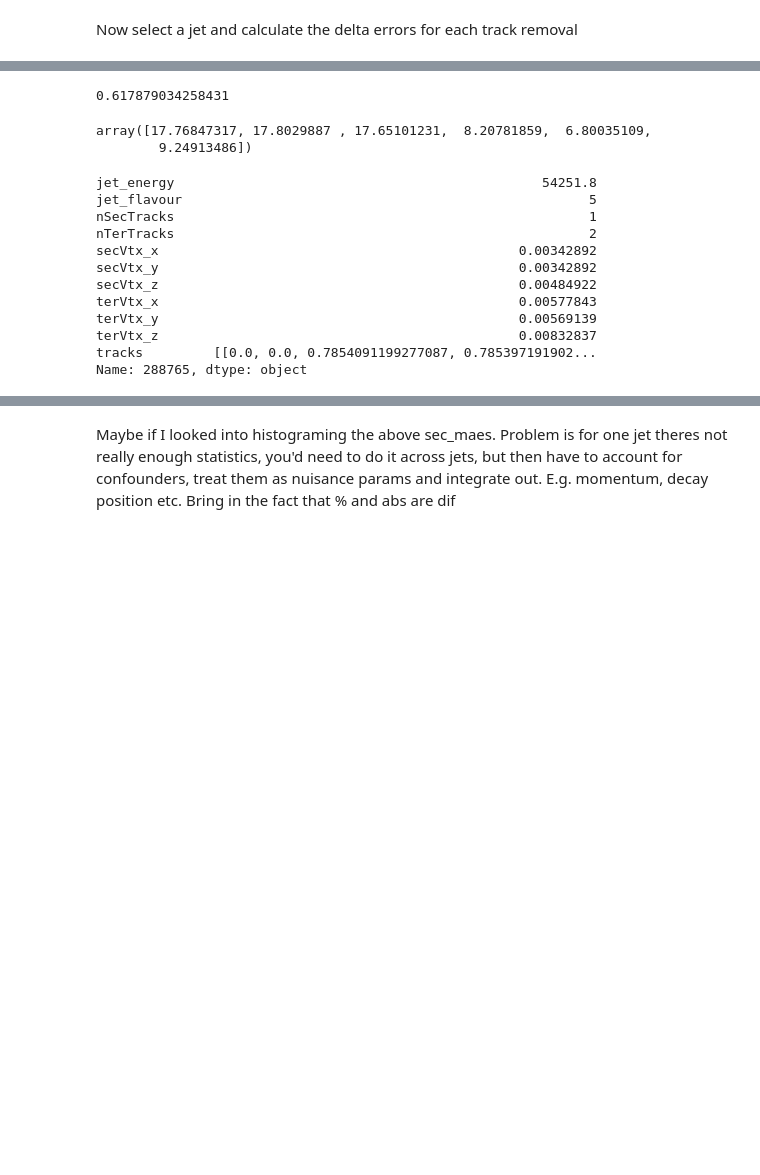
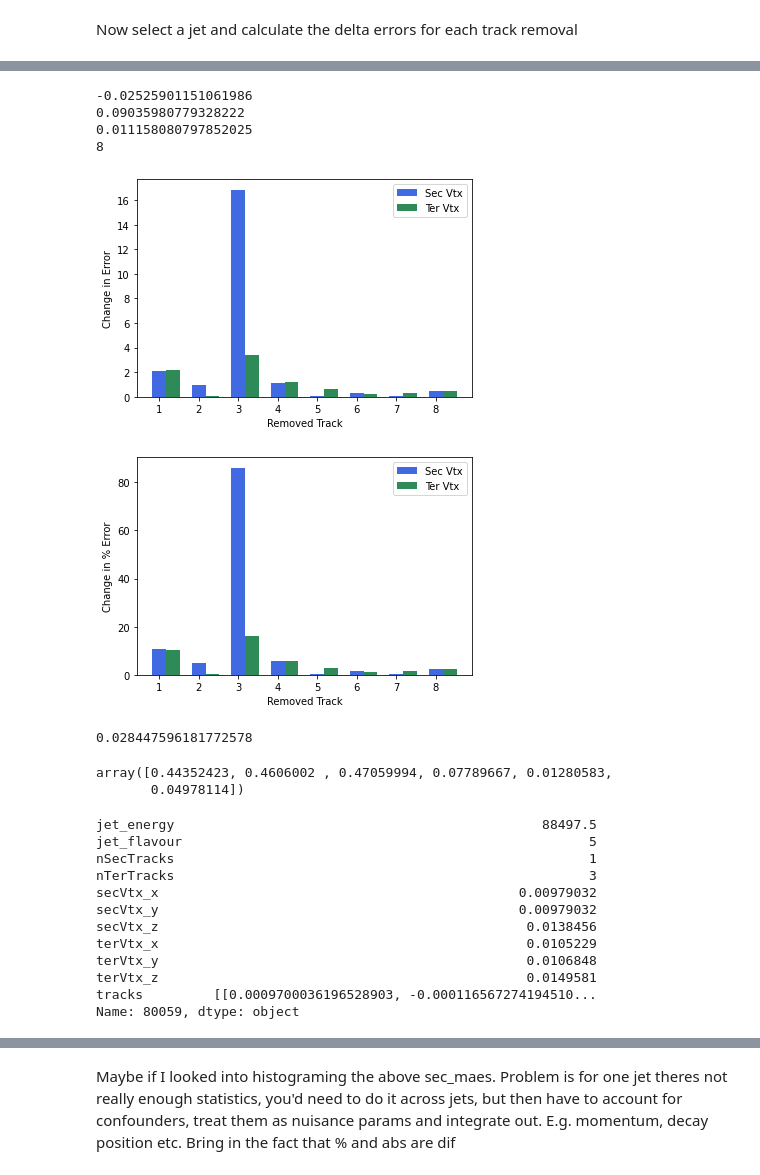
Before and after one commit to gregbarbour/RNNProject, a Jupyter notebook: an_rnn_example.ipynb, the cells around one changed output, grey strips where cells are left out. Saved outputs shown, nothing was run; the diff lists cells and outputs as text; code cells hidden in the pictures; blank space fills up the shorter version.

```diff
--- a/an_rnn_example.ipynb
+++ b/an_rnn_example.ipynb
@@ -581,7 +483,7 @@ Section to produce plots to understand our RNN performance. Ultimately we want t
 First we load the best performing model from its weights file
 # %%
 # load model
-myRNN.load_weights('./IPerrs_only_10um_300o40.h5')
+myRNN.load_weights('./bestRNN.h5')
 # %% [markdown]
 Use the RNN now to predict the vertices of a test sample X_test. This is essentially 20000 jets, each jet consisting of its track collection (the first track in the collection is an artificial one consisting of the measured jet direction)
 # %%
@@ -843,7 +698,7 @@ array([ 0.05283641, -0.57252105,  0.22551207, ...,  0.56961988,
 # %% [markdown]
 Use this "bootstrap" method. Remove a single track from a jet and use the RNN to predict on this new jet. Observe the new values of mean Abs err and mean % err. Loop through tracks in the jet and see if removing tracks can improve performance.
 # %%
-def plot_mpes_and_maes(x,y1,y2, title, ignore_dir, rescale = 1):
+def plot_mpes_and_maes(x,y1,y2, title, yaxis, ignore_dir, rescale = 1):
     width = 0.35       # the width of the bars
     if ignore_dir:
         x=x[1:]
@@ -857,16 +712,14 @@ def plot_mpes_and_maes(x,y1,y2, title, ignore_dir, rescale = 1):
     rects2 = ax.bar(x+width, y2, width, color='seagreen')
 
     # add some
-    ax.set_ylabel('Errors')
+    ax.set_ylabel(yaxis)
     ax.set_xlabel('Removed Track')
-    ax.set_title(title)
+#     ax.set_title(title)
     #ax.set_xticks(x + width / 2)
     ax.legend( (rects1[0], rects2[0]), ('Sec Vtx', 'Ter Vtx') )
 
+    plt.savefig(title+'.png')
     plt.show()
 # %% [markdown]
 Now select a jet and calculate the delta errors for each track removal
-# %%
-jet_index = actual_ind
-jet_index = 8765
 # %%
@@ -934,23 +783,36 @@ plot_mpes_and_maes(t, sec_dmpes, ter_dmpes, "delta % err", ignore_dir = False)
+# %%
+# jet_index = actual_ind
+jet_index = 13568
+
+rm_one_track(13568,'goodjettracks')
+# %% [output]
+-0.02525901151061986
+0.09035980779328222
+0.011158080797852025
+8
+[figure, added]
+[figure, added]
 # %%
 print(mae_per_jet[jet_index])
 percentage_errs[jet_index]
 # %% [output]
-0.617879034258431
+0.028447596181772578
-array([17.76847317, 17.8029887 , 17.65101231,  8.20781859,  6.80035109,
-        9.24913486])
+array([0.44352423, 0.4606002 , 0.47059994, 0.07789667, 0.01280583,
+       0.04978114])
 # %%
-bjets_DF.iloc[280000+jet_index]
+real_idx=np.where(y == y_test[jet_index])[0][0]
+bjets_DF.iloc[real_idx]
 # both i=2 and 3 are large IP tracks, both tertiary tracks but affect prediction of sec and ter vtx
 # %% [output]
-jet_energy                                               54251.8
+jet_energy                                               88497.5
 jet_flavour                                                    5
 nSecTracks                                                     1
-nTerTracks                                                     2
-secVtx_x                                              0.00342892
-secVtx_y                                              0.00342892
-secVtx_z                                              0.00484922
-terVtx_x                                              0.00577843
-terVtx_y                                              0.00569139
-terVtx_z                                              0.00832837
-tracks         [[0.0, 0.0, 0.7854091199277087, 0.785397191902...
-Name: 288765, dtype: object
+nTerTracks                                                     3
+secVtx_x                                              0.00979032
+secVtx_y                                              0.00979032
+secVtx_z                                               0.0138456
+terVtx_x                                               0.0105229
+terVtx_y                                               0.0106848
+terVtx_z                                               0.0149581
+tracks         [[0.0009700036196528903, -0.000116567274194510...
+Name: 80059, dtype: object
```
Also changed, not shown: parts of 97 cells of this notebook.
